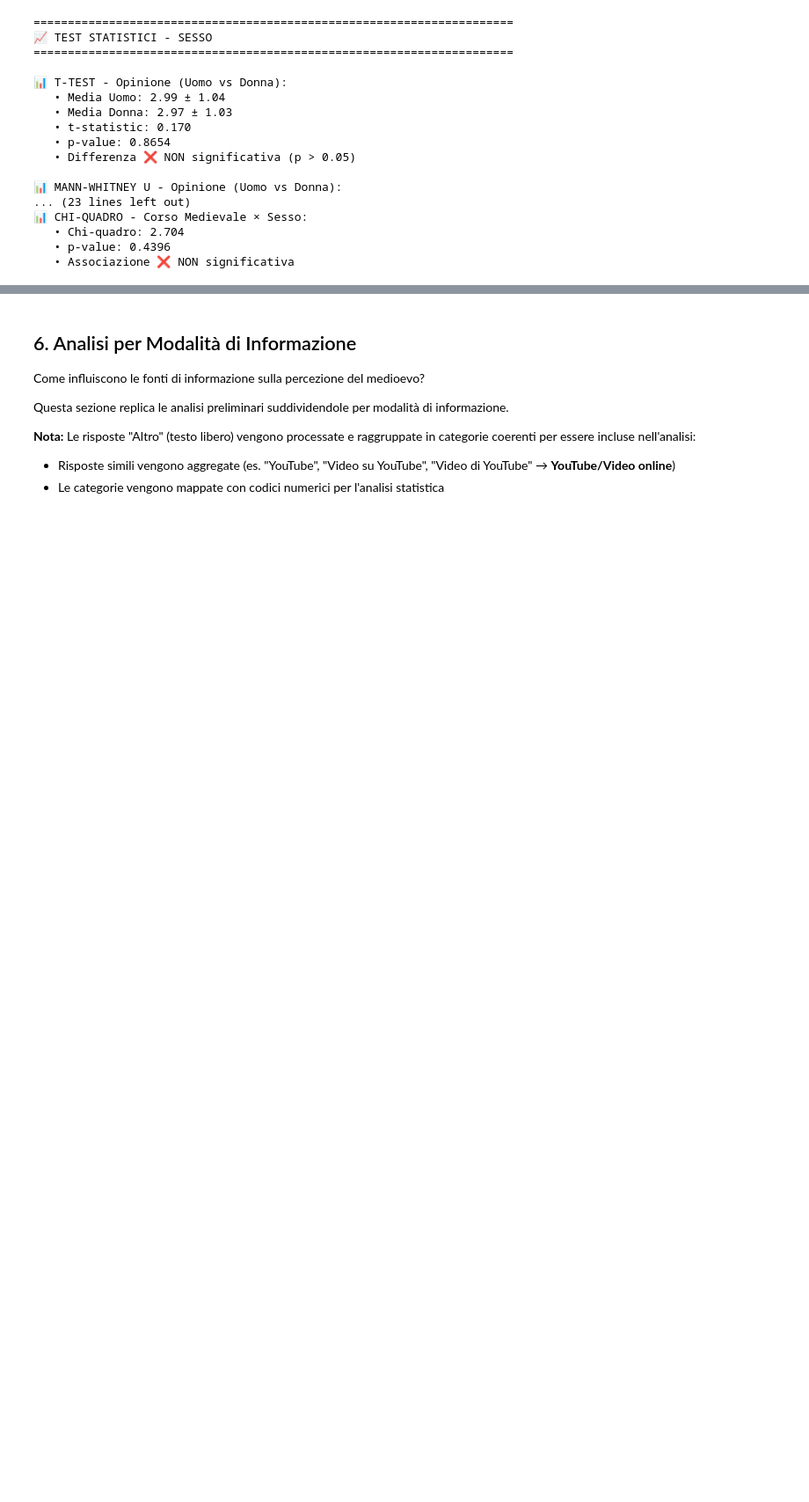
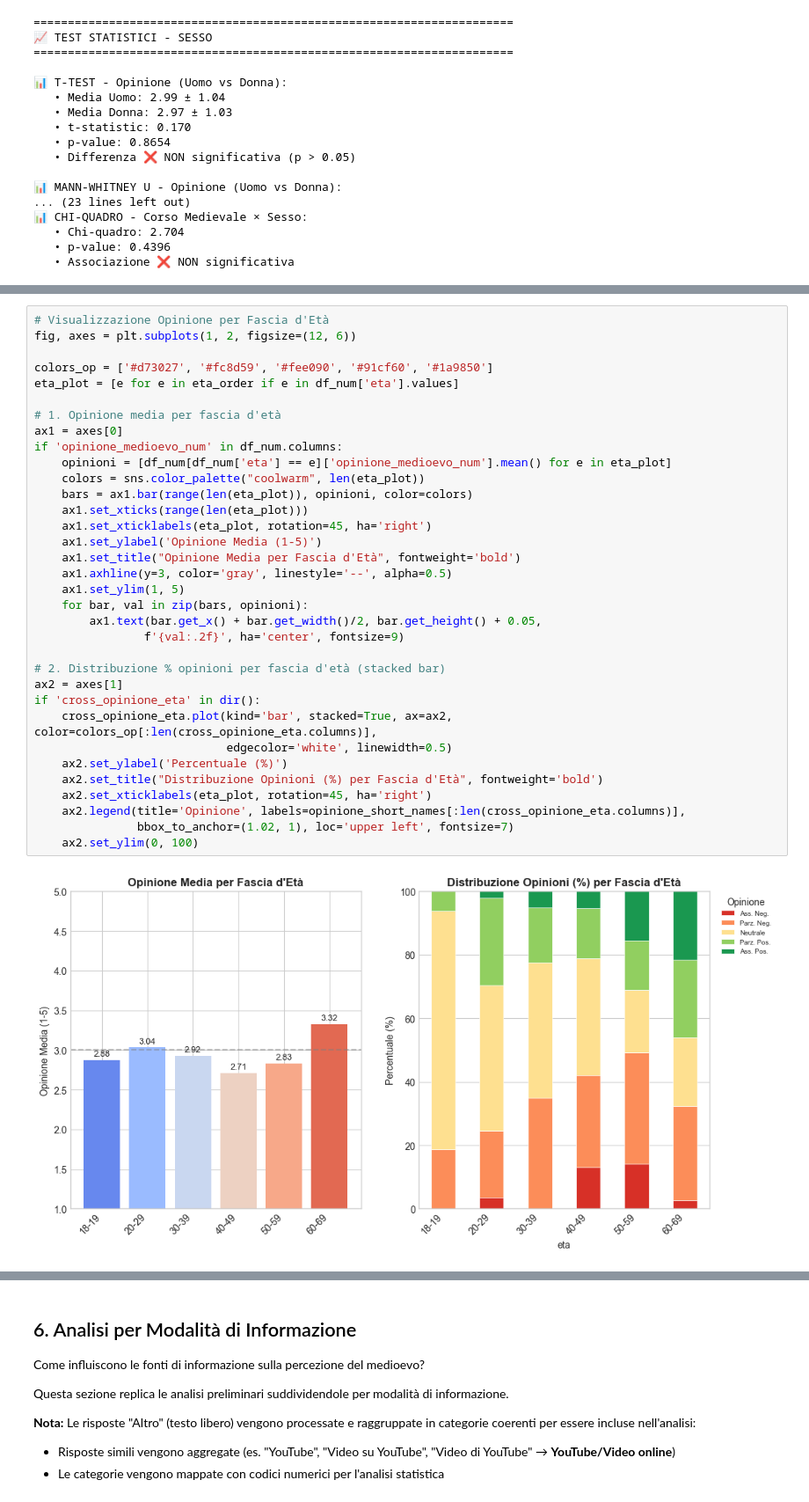
Before and after one commit to giuliaghiazza/MiddleAgesAnalysis, a Jupyter notebook: analisi_dati.ipynb, the cells around one changed output, grey strips where cells are left out. Shown at 88% size. Cells and saved outputs as stored; diff of their text form; blank space fills up the shorter version.

```diff
--- a/analisi_dati.ipynb
+++ b/analisi_dati.ipynb
@@ -2727,0 +2536,36 @@ if 'corso_medievale' in df.columns:
+# %%
+# Visualizzazione Opinione per Fascia d'Età
+fig, axes = plt.subplots(1, 2, figsize=(12, 6))
+
+colors_op = ['#d73027', '#fc8d59', '#fee090', '#91cf60', '#1a9850']
+eta_plot = [e for e in eta_order if e in df_num['eta'].values]
+
+# 1. Opinione media per fascia d'età
+ax1 = axes[0]
+if 'opinione_medioevo_num' in df_num.columns:
+    opinioni = [df_num[df_num['eta'] == e]['opinione_medioevo_num'].mean() for e in eta_plot]
+    colors = sns.color_palette("coolwarm", len(eta_plot))
+    bars = ax1.bar(range(len(eta_plot)), opinioni, color=colors)
+    ax1.set_xticks(range(len(eta_plot)))
+    ax1.set_xticklabels(eta_plot, rotation=45, ha='right')
+    ax1.set_ylabel('Opinione Media (1-5)')
+    ax1.set_title("Opinione Media per Fascia d'Età", fontweight='bold')
+    ax1.axhline(y=3, color='gray', linestyle='--', alpha=0.5)
+    ax1.set_ylim(1, 5)
+    for bar, val in zip(bars, opinioni):
+        ax1.text(bar.get_x() + bar.get_width()/2, bar.get_height() + 0.05,
+                f'{val:.2f}', ha='center', fontsize=9)
+
+# 2. Distribuzione % opinioni per fascia d'età (stacked bar)
+ax2 = axes[1]
+if 'cross_opinione_eta' in dir():
+    cross_opinione_eta.plot(kind='bar', stacked=True, ax=ax2, color=colors_op[:len(cross_opinione_eta.columns)],
+                            edgecolor='white', linewidth=0.5)
+    ax2.set_ylabel('Percentuale (%)')
+    ax2.set_title("Distribuzione Opinioni (%) per Fascia d'Età", fontweight='bold')
+    ax2.set_xticklabels(eta_plot, rotation=45, ha='right')
+    ax2.legend(title='Opinione', labels=opinione_short_names[:len(cross_opinione_eta.columns)],
+               bbox_to_anchor=(1.02, 1), loc='upper left', fontsize=7)
+    ax2.set_ylim(0, 100)
+# %% [output]
+[figure, added]
```
Also changed, not shown: parts of 18 cells of this notebook, 2 other files.
